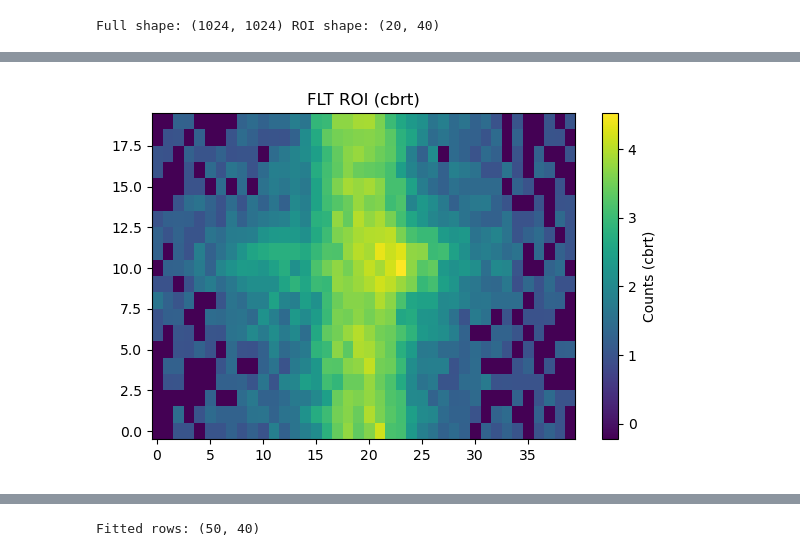
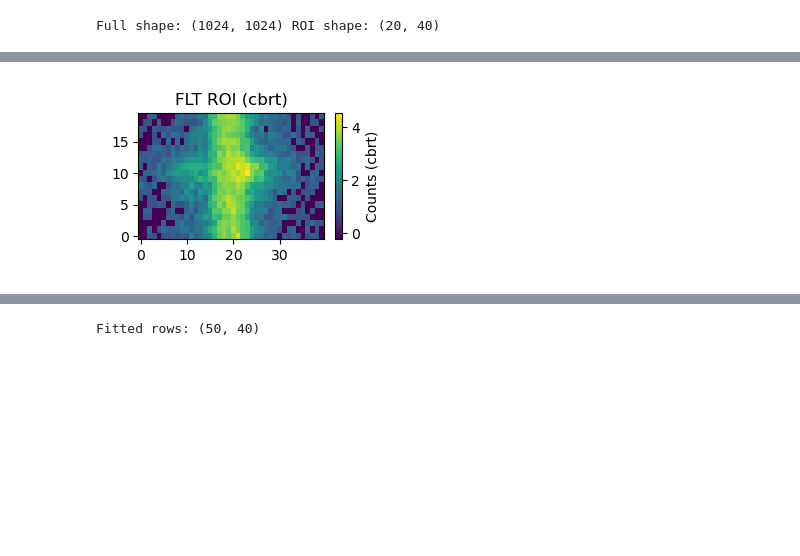
Before and after one commit to parkus/airglow, a Jupyter notebook: notebooks/00_systematics_2d_dev.ipynb, the cells around one changed output, grey strips where cells are left out. Cells and saved outputs as stored; diff of their text form; code cells hidden in the pictures; blank space fills up the shorter version.

```diff
--- a/notebooks/00_systematics_2d_dev.ipynb
+++ b/notebooks/00_systematics_2d_dev.ipynb
@@ -48,14 +48,14 @@ plt.tight_layout()
 # %%
 # Plot ROI (cbrt stretch)
 roi_display = np.cbrt(roi)
 
-plt.figure(figsize=(6, 4))
+plt.figure(figsize=(3,2))
 plt.imshow(roi_display, origin="lower", aspect="auto")
 plt.colorbar(label="Counts (cbrt)")
 plt.title("FLT ROI (cbrt)")
 plt.tight_layout()
 # %% [output]
-[figure, old version]
+[figure, new version]
 # %%
 # Define parameters for the airglow model
 
```
Also changed, not shown: parts of 17 cells of this notebook.
